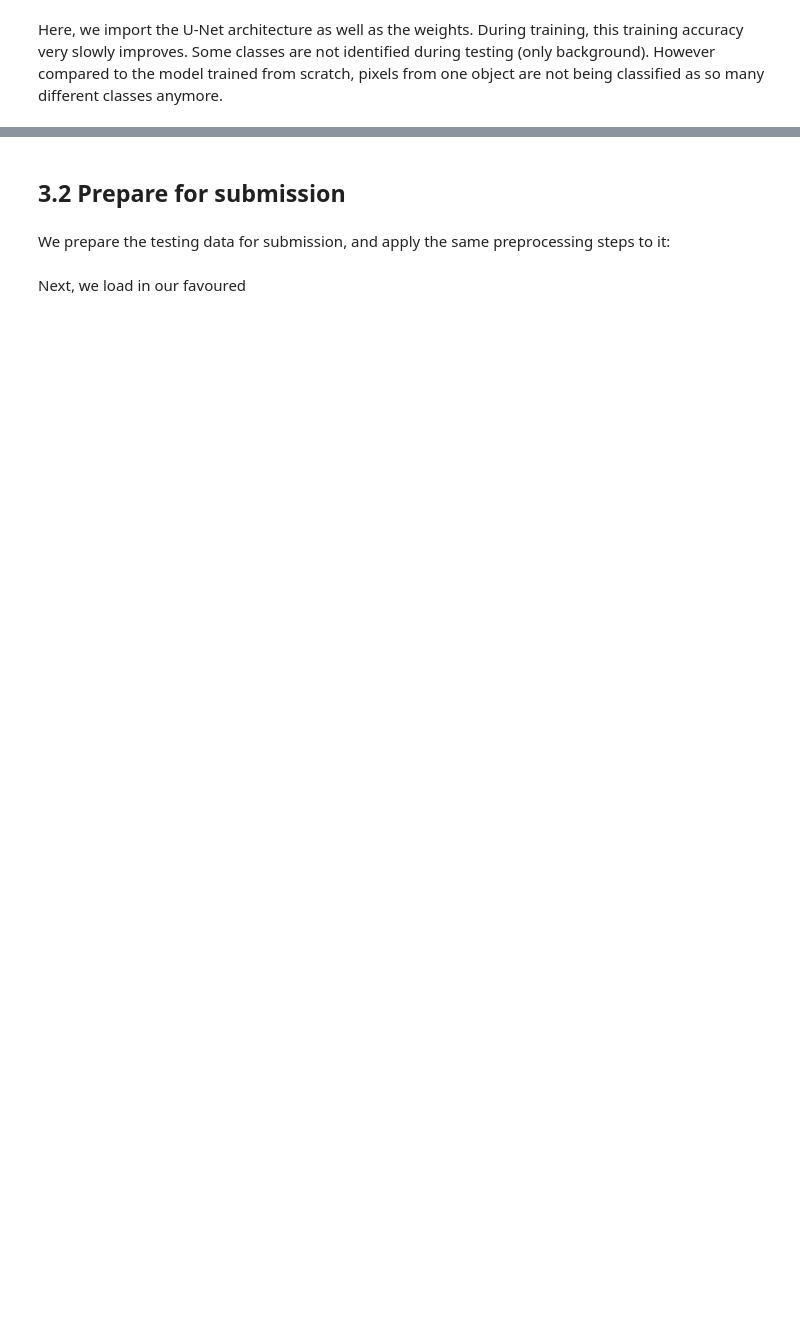
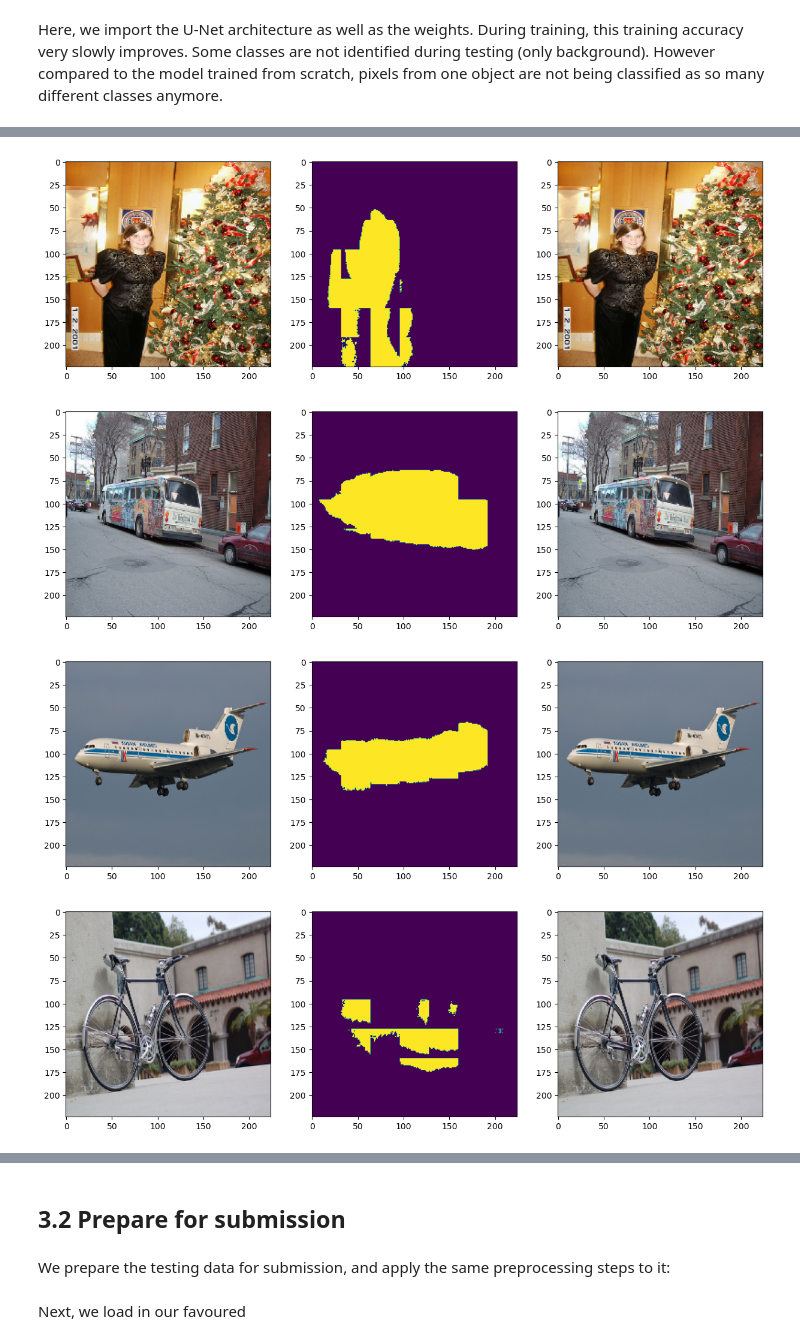
Before and after one commit to ThibeauWouters/ComputerVision_AI_Kuleuven, a Jupyter notebook: GA2/group1-notebook-1.ipynb, the cells around one changed output, grey strips where cells are left out. Cells and saved outputs as stored; diff of their text form; code cells hidden in the pictures; blank space fills up the shorter version.

```diff
--- a/GA2/group1-notebook-1.ipynb
+++ b/GA2/group1-notebook-1.ipynb
@@ -683,7 +691,7 @@ After  one-hot encoding: (479, 224, 224, 21)
 # %% [markdown]
 Some auxiliary functions are defined below
 # %%
-def test(img, i):
+def test(m, img, i):
     """
     Predicts image classes and displays visualizations.
 
@@ -703,7 +711,7 @@ def test(img, i):
     x = img.reshape(-1, 224, 224, 3)
 
     # Perform prediction on the image using the pre-trained model
-    d = new_model.predict(x)
+    d = m.predict(x)
 
     # Set a threshold for the predictions
     threshold = 0.55
@@ -974,16 +1007,0 @@ This uses the same set-up of the model as the previous subsection, but now we tr
-# %%
-if TRAIN_MODEL:
-    # Train the model
-    inp = Input(shape=(None, None, 21))
-    model4 = Unet(backbone_name='resnet34', classes=21, encoder_weights='imagenet')
-    model4.compile('Adam', 'categorical_crossentropy', ['categorical_accuracy'])
-    history_transfer = model4.fit(train_images, train_labels_cat,
-                                  validation_data=(val_images, val_labels_cat),
-                                  epochs=105, batch_size=32)
-    # Save the weights
-    model4.save('/kaggle/working/model_transfer_cat')
-    model4.save('/downloads/vision_transfer_model_cat')
-
-elif LOAD_WEIGHTS:
-    loss, acc = model4.evaluate(test_images, test_labels_cat)
-    print(f"This model has accuracy {acc}")
@@ -989,0 +1036,18 @@ elif LOAD_WEIGHTS:
+# %%
+if TRAIN_MODELS:
+    opt = Adam(lr=0.001)
+    loss = 'categorical_crossentropy'
+    metrics = ['categorical_accuracy']
+    epochs = 100
+    steps_per_epoch = 80
+    vgg_model.compile(optimizer=opt, loss=loss, metrics=metrics)
+    history = vgg_model.fit(train_images, train_labels_cat,
+                                      validation_data=(val_images, val_labels_cat),
+                                      epochs=110, batch_size=16)
+    vgg_model.save('/kaggle/working/model_vgg')
+# %%
+LOAD_WEIGHTS=True
+if LOAD_WEIGHTS:
+    reconstructed_model_5 = keras.models.load_model('/kaggle/input/models/model_vgg_2/model_vgg')
+    loss, acc = reconstructed_model_5.evaluate(test_images, test_labels_cat)
+    print(f"This model has accuracy {acc}")
@@ -989,0 +1057,8 @@ elif LOAD_WEIGHTS:
+# %%
+test(reconstructed_model_5, np.asarray(test_images[1]),1)
+test(reconstructed_model_5, np.asarray(test_images[12]),12)
+test(reconstructed_model_5, np.asarray(test_images[33]),33)
+test(reconstructed_model_5, np.asarray(test_images[14]),14)
+test(reconstructed_model_5, np.asarray(test_images[22]),22)
+test(reconstructed_model_5, np.asarray(test_images[31]),31)
+# %% [output]
@@ -989,0 +1077,4 @@ elif LOAD_WEIGHTS:
+[figure, added]
+[figure, added]
+[figure, added]
+[figure, added]
```
Also changed, not shown: parts of 25 cells of this notebook.
